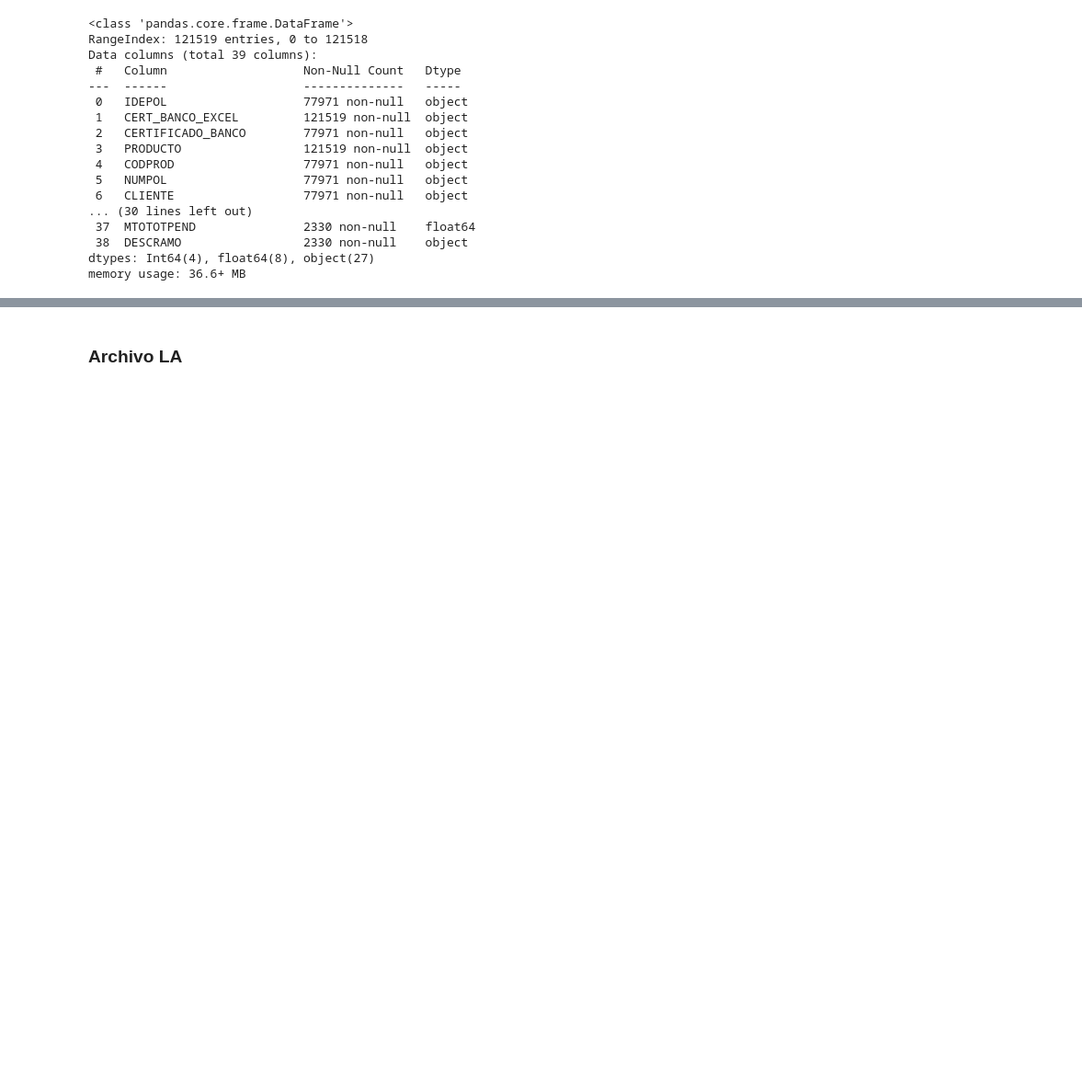
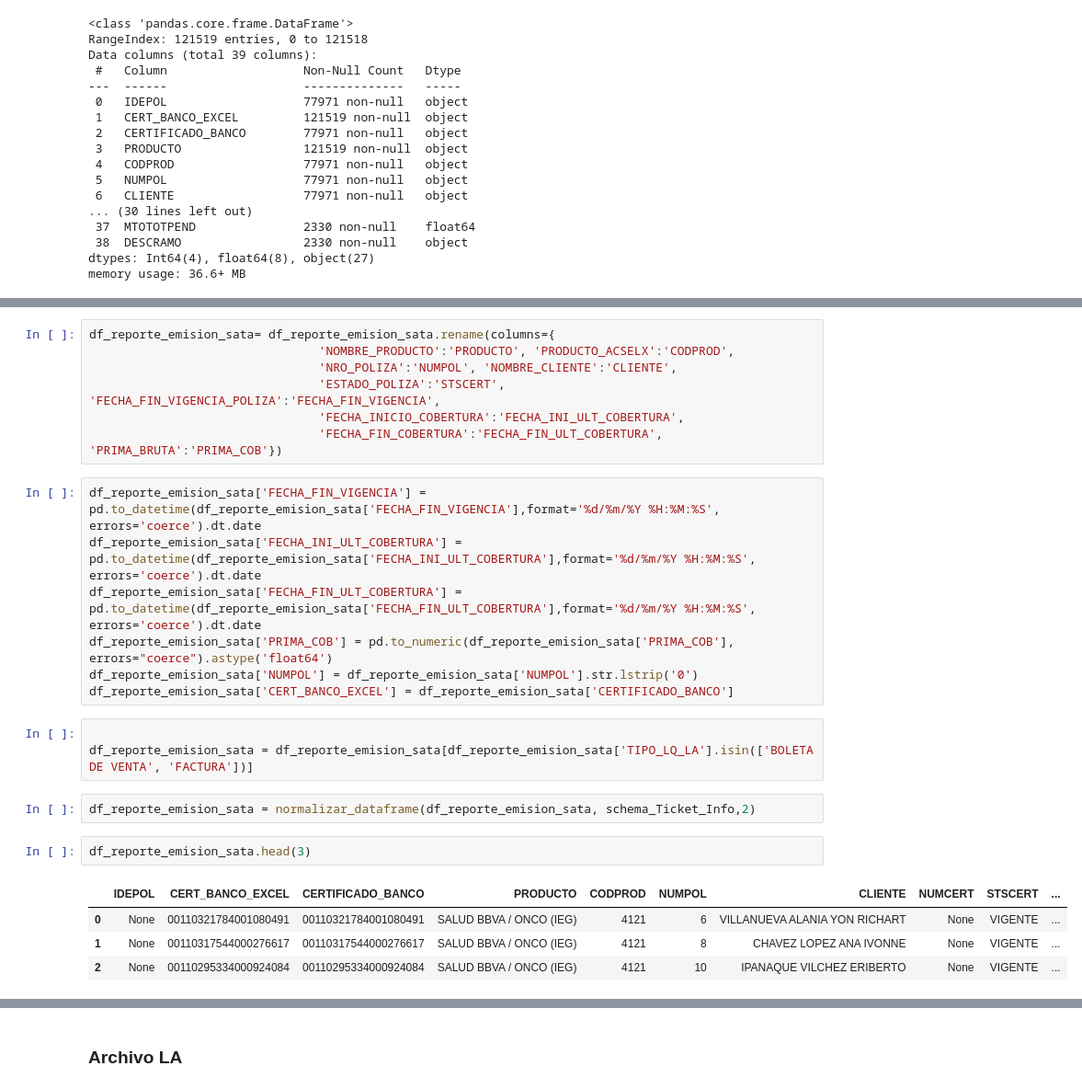
Before and after one commit to nelvinvelazco/PROYECTO-RIMAC, a Jupyter notebook: notebooks/ETL_Excel_Bases.ipynb, the cells around one changed output, grey strips where cells are left out. Shown at 92% size. Cells and saved outputs as stored; diff of their text form; blank space fills up the shorter version.

```diff
--- a/notebooks/ETL_Excel_Bases.ipynb
+++ b/notebooks/ETL_Excel_Bases.ipynb
@@ -425,0 +456,26 @@ schema_Ticket_Info = [
+# %%
+df_reporte_emision_sata= df_reporte_emision_sata.rename(columns={
+                                'NOMBRE_PRODUCTO':'PRODUCTO', 'PRODUCTO_ACSELX':'CODPROD',
+                                'NRO_POLIZA':'NUMPOL', 'NOMBRE_CLIENTE':'CLIENTE',
+                                'ESTADO_POLIZA':'STSCERT', 'FECHA_FIN_VIGENCIA_POLIZA':'FECHA_FIN_VIGENCIA',
+                                'FECHA_INICIO_COBERTURA':'FECHA_INI_ULT_COBERTURA',
+                                'FECHA_FIN_COBERTURA':'FECHA_FIN_ULT_COBERTURA', 'PRIMA_BRUTA':'PRIMA_COB'})
+# %%
+df_reporte_emision_sata['FECHA_FIN_VIGENCIA'] = pd.to_datetime(df_reporte_emision_sata['FECHA_FIN_VIGENCIA'],format='%d/%m/%Y %H:%M:%S', errors='coerce').dt.date
+df_reporte_emision_sata['FECHA_INI_ULT_COBERTURA'] = pd.to_datetime(df_reporte_emision_sata['FECHA_INI_ULT_COBERTURA'],format='%d/%m/%Y %H:%M:%S', errors='coerce').dt.date
+df_reporte_emision_sata['FECHA_FIN_ULT_COBERTURA'] = pd.to_datetime(df_reporte_emision_sata['FECHA_FIN_ULT_COBERTURA'],format='%d/%m/%Y %H:%M:%S', errors='coerce').dt.date
+df_reporte_emision_sata['PRIMA_COB'] = pd.to_numeric(df_reporte_emision_sata['PRIMA_COB'], errors="coerce").astype('float64')
+df_reporte_emision_sata['NUMPOL'] = df_reporte_emision_sata['NUMPOL'].str.lstrip('0')
+df_reporte_emision_sata['CERT_BANCO_EXCEL'] = df_reporte_emision_sata['CERTIFICADO_BANCO']
+# %%
+
+df_reporte_emision_sata = df_reporte_emision_sata[df_reporte_emision_sata['TIPO_LQ_LA'].isin(['BOLETA DE VENTA', 'FACTURA'])]
+# %%
+df_reporte_emision_sata = normalizar_dataframe(df_reporte_emision_sata, schema_Ticket_Info,2)
+# %%
+df_reporte_emision_sata.head(3)
+# %% [output]
+|  | IDEPOL | CERT_BANCO_EXCEL | CERTIFICADO_BANCO | PRODUCTO | CODPROD | NUMPOL | CLIENTE | NUMCERT | STSCERT | ... |
+| 0 | None | 00110321784001080491 | 00110321784001080491 | SALUD BBVA / ONCO (IEG) | 4121 | 6 | VILLANUEVA ALANIA YON RICHART | None | VIGENTE | ... |
+| 1 | None | 00110317544000276617 | 00110317544000276617 | SALUD BBVA / ONCO (IEG) | 4121 | 8 | CHAVEZ LOPEZ ANA IVONNE | None | VIGENTE | ... |
+| 2 | None | 00110295334000924084 | 00110295334000924084 | SALUD BBVA / ONCO (IEG) | 4121 | 10 | IPANAQUE VILCHEZ ERIBERTO | None | VIGENTE | ... |
```
Also changed, not shown: parts of 24 cells of this notebook.
